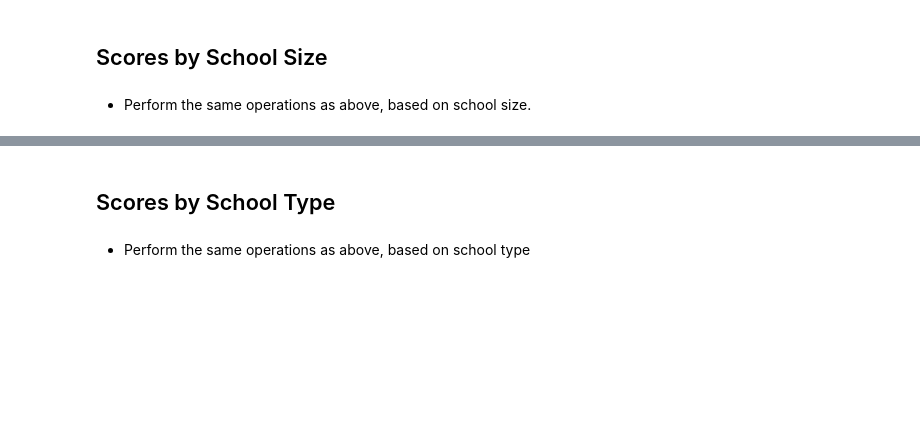
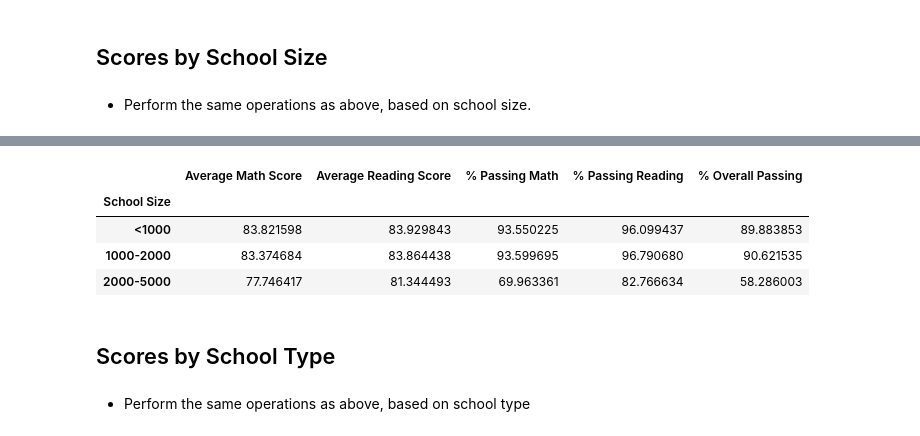
Before and after one commit to chanrce/pandas-challenge, a Jupyter notebook: PyCitySchools_starter.ipynb, the cells around one changed output, grey strips where cells are left out. Drawn from its saved outputs; the diff is of its cells as text; code cells hidden in the pictures; blank space fills up the shorter version.

```diff
--- a/PyCitySchools_starter.ipynb
+++ b/PyCitySchools_starter.ipynb
@@ -650,3 +648,26 @@ scoresbyspending_df
+# %%
+#Creating groupbys for each parameter
+mathscoresize = schoolsummary_df.groupby("School Size")["Average Math Score"].mean()
+readscoresize = schoolsummary_df.groupby("School Size")["Average Reading Score"].mean()
+percentmathsize = schoolsummary_df.groupby("School Size")["% Passing Math"].mean()
+percentreadsize = schoolsummary_df.groupby("School Size")["% Passing Reading"].mean()
+percentoverallsize = schoolsummary_df.groupby("School Size")["% Overall Passing"].mean()
+# %%
+#Create dataframe to hold data
+scoresbysize_df = pd.DataFrame(
+    {"Average Math Score": mathscoresize,
+    "Average Reading Score": readscoresize,
+    "% Passing Math": percentmathsize,
+    "% Passing Reading": percentreadsize,
+    "% Overall Passing": percentoverallsize})
+
+scoresbysize_df
+# %% [output]
+|  | Average Math Score | Average Reading Score | % Passing Math | % Passing Reading | % Overall Passing |
+| School Size |  |  |  |  |  |
+| <1000 | 83.821598 | 83.929843 | 93.550225 | 96.099437 | 89.883853 |
+| 1000-2000 | 83.374684 | 83.864438 | 93.599695 | 96.790680 | 90.621535 |
+| 2000-5000 | 77.746417 | 81.344493 | 69.963361 | 82.766634 | 58.286003 |
 # %% [markdown]
 ## Scores by School Type
 # %% [markdown]
```
Also changed, not shown: parts of 9 cells of this notebook.
